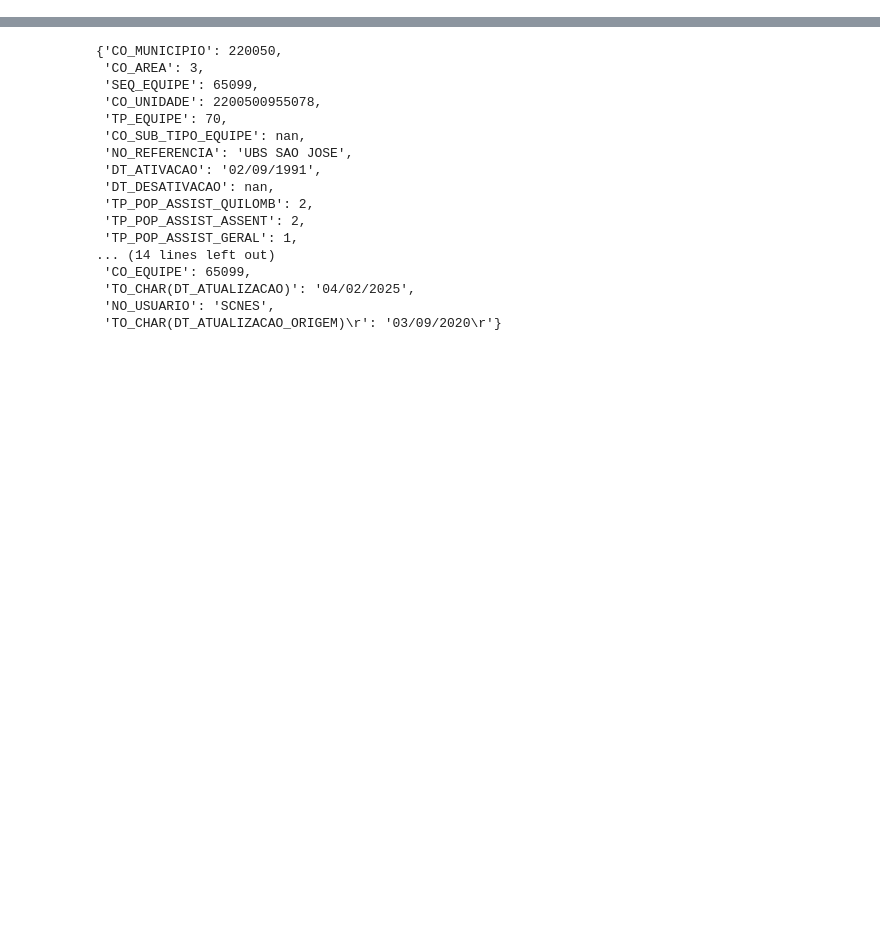
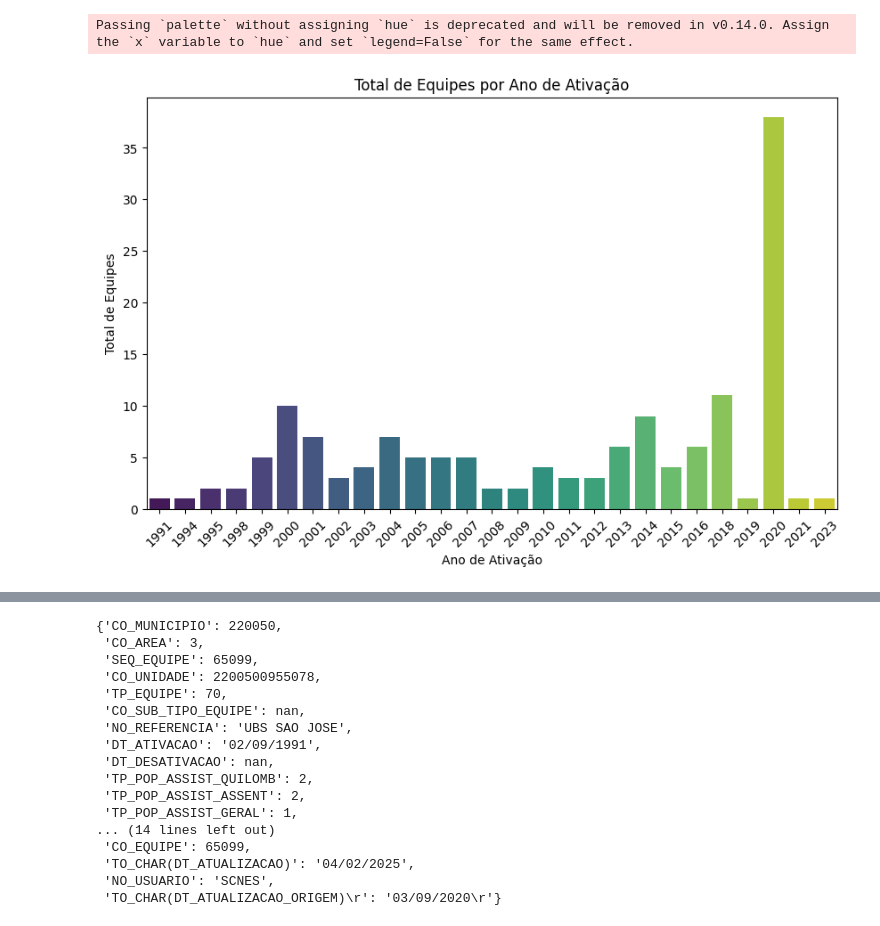
Before and after one commit to DanyelGranzotti/api-persistencia-cnes-fastapi-potgres, a Jupyter notebook: scripts/CNES/.ipynb, the cells around one changed output, grey strips where cells are left out. Saved outputs shown, nothing was run; the diff lists cells and outputs as text; code cells hidden in the pictures; blank space fills up the shorter version.

Commit message:
feat: add graphics equipe e ativação e tipo equipe e municipio

```diff
--- a/scripts/CNES/.ipynb
+++ b/scripts/CNES/.ipynb
@@ -4,0 +142,8 @@ df = pd.read_csv("tbEquipe.csv", sep=';', encoding='latin1', lineterminator="\n"
+# %%
+colunas_relevantes = [
+    'DT_ATIVACAO', 'TP_EQUIPE', 'NO_REFERENCIA', 'CO_UNIDADE',
+    'CO_MUNICIPIO'
+]
+# %%
+df = pd.DataFrame(df)
+df_relevantes = df[colunas_relevantes]
@@ -4,0 +159,18 @@ df = pd.read_csv("tbEquipe.csv", sep=';', encoding='latin1', lineterminator="\n"
+# %%
+df_relevantes = df_relevantes.copy()
+df_relevantes.loc[:, "ANO_ATIVACAO"] = pd.to_datetime(df_relevantes["DT_ATIVACAO"], format='%d/%m/%Y').dt.year
+# %%
+df_ano = df_relevantes.groupby("ANO_ATIVACAO").size().reset_index(name="TOTAL_EQUIPES")
+
+plt.figure(figsize=(10, 6))
+sns.barplot(x=df_ano["ANO_ATIVACAO"], y=df_ano["TOTAL_EQUIPES"], palette='viridis')
+
+plt.title('Total de Equipes por Ano de Ativação')
+plt.xlabel('Ano de Ativação')
+plt.ylabel('Total de Equipes')
+plt.xticks(rotation=45)
+
+plt.show()
+# %% [output]
+Passing `palette` without assigning `hue` is deprecated and will be removed in v0.14.0. Assign the `x` variable to `hue` and set `legend=False` for the same effect.
+[figure, added]
```
Also changed, not shown: parts of 4 cells of this notebook.
